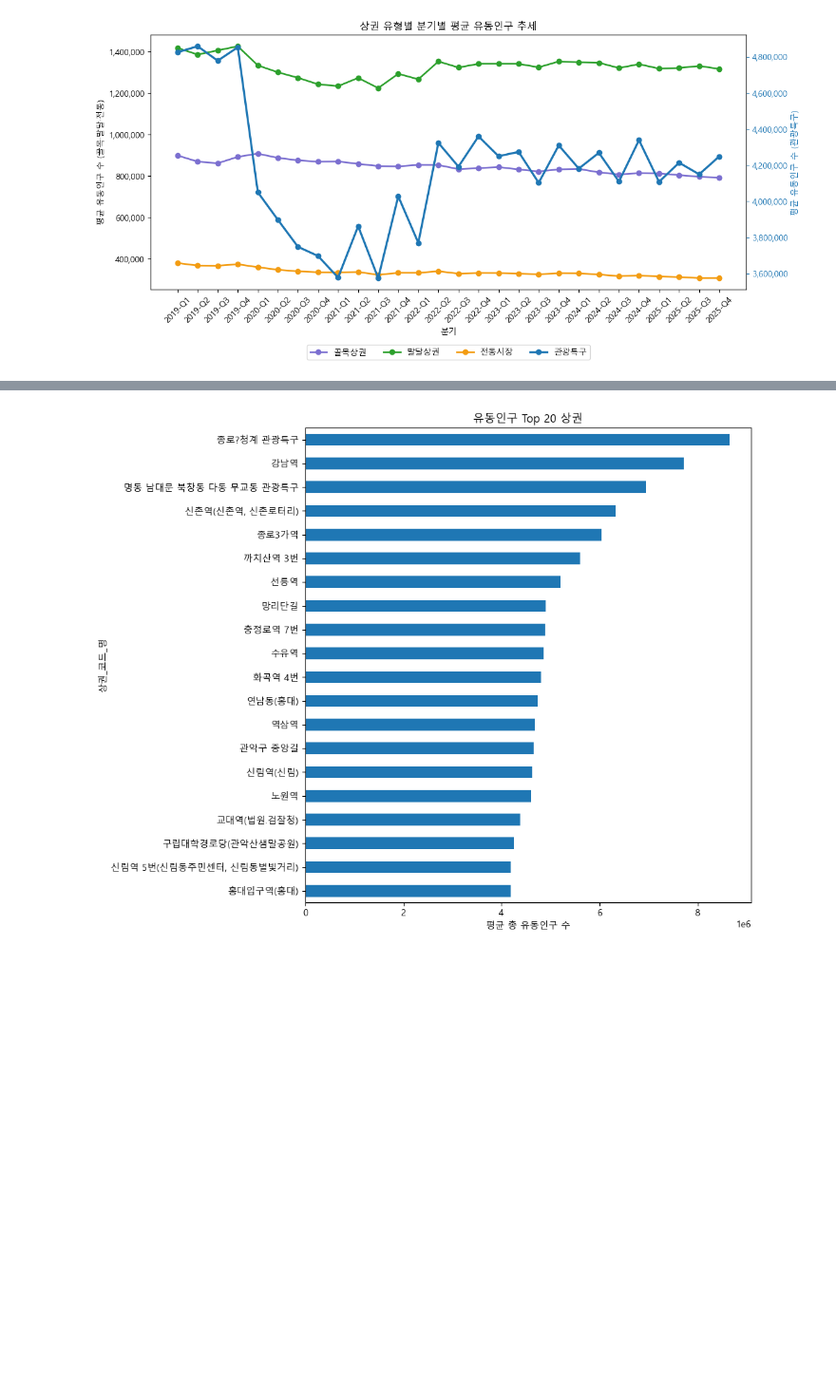
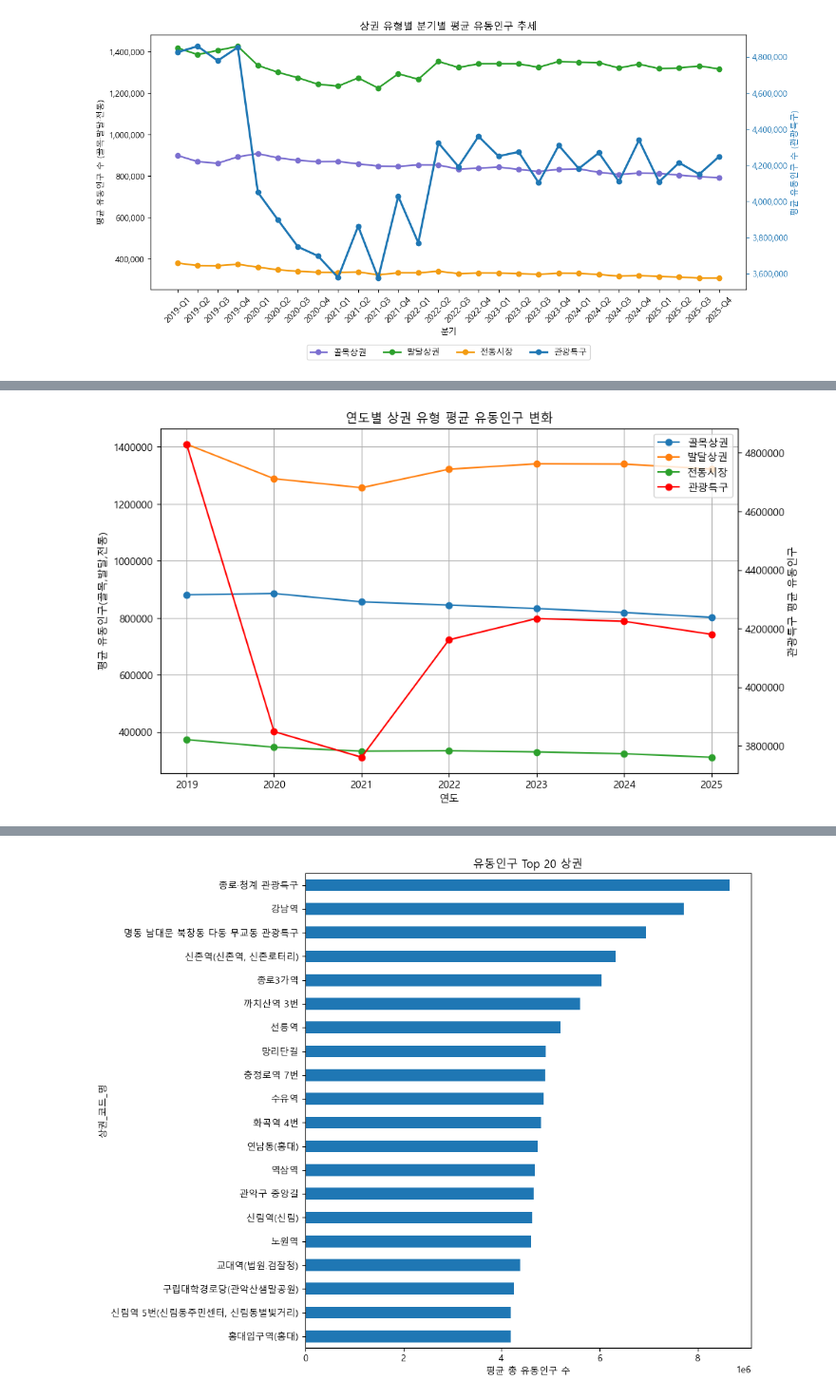
Before and after one commit to sonjiwoo-creator/seouldf, a Jupyter notebook: notebooks/jeongyeon_eda.ipynb, the cells around one changed output, grey strips where cells are left out. Shown at 95% size. Cells and saved outputs as stored; diff of their text form; code cells hidden in the pictures; blank space fills up the shorter version.

```diff
--- a/notebooks/jeongyeon_eda.ipynb
+++ b/notebooks/jeongyeon_eda.ipynb
@@ -288,0 +381,4 @@ plt.show()
+# %%
+# 기준 - 년도 분리
+df['기준_년'] = df['기준_년분기_코드'].astype(str).str[:4].astype(int)
+df['기준_분기'] = df['기준_년분기_코드'].astype(str).str[-1].astype(int)
@@ -289,3 +430,39 @@ plt.show()
+# %%
+import matplotlib.pyplot as plt
+
+# 집계
+grouped = df.groupby(['기준_년', '상권_구분_코드_명'])['총_유동인구_수'].mean().unstack()
+
+# 그래프
+fig, ax1 = plt.subplots(figsize=(10, 6))
+
+# 왼쪽 y축 (골목, 발달, 전통시장)
+for col in grouped.columns:
+    if col != '관광특구':
+        ax1.plot(grouped.index, grouped[col], marker='o', label=col)
+
+ax1.set_xlabel('연도')
+ax1.set_ylabel('평균 유동인구(골목,발달,전통)')
+ax1.grid(True)
+
+# 오른쪽 y축 (관광특구)
+ax2 = ax1.twinx()
+ax2.plot(grouped.index, grouped['관광특구'], marker='o', color='red', label='관광특구')
+
+ax2.set_ylabel('관광특구 평균 유동인구')
+
+# 범례 합치기
+lines_1, labels_1 = ax1.get_legend_handles_labels()
+lines_2, labels_2 = ax2.get_legend_handles_labels()
+
+ax1.legend(lines_1 + lines_2, labels_1 + labels_2)
+ax1.ticklabel_format(style='plain', axis='y')
+ax2.ticklabel_format(style='plain', axis='y')
+
+plt.title('연도별 상권 유형 평균 유동인구 변화')
+plt.show()
+# %% [output]
+[figure, added]
 # %% [markdown]
 # 상권 유형별 시간대 유동인구 비율
 
```
Also changed, not shown: parts of 34 cells of this notebook.
